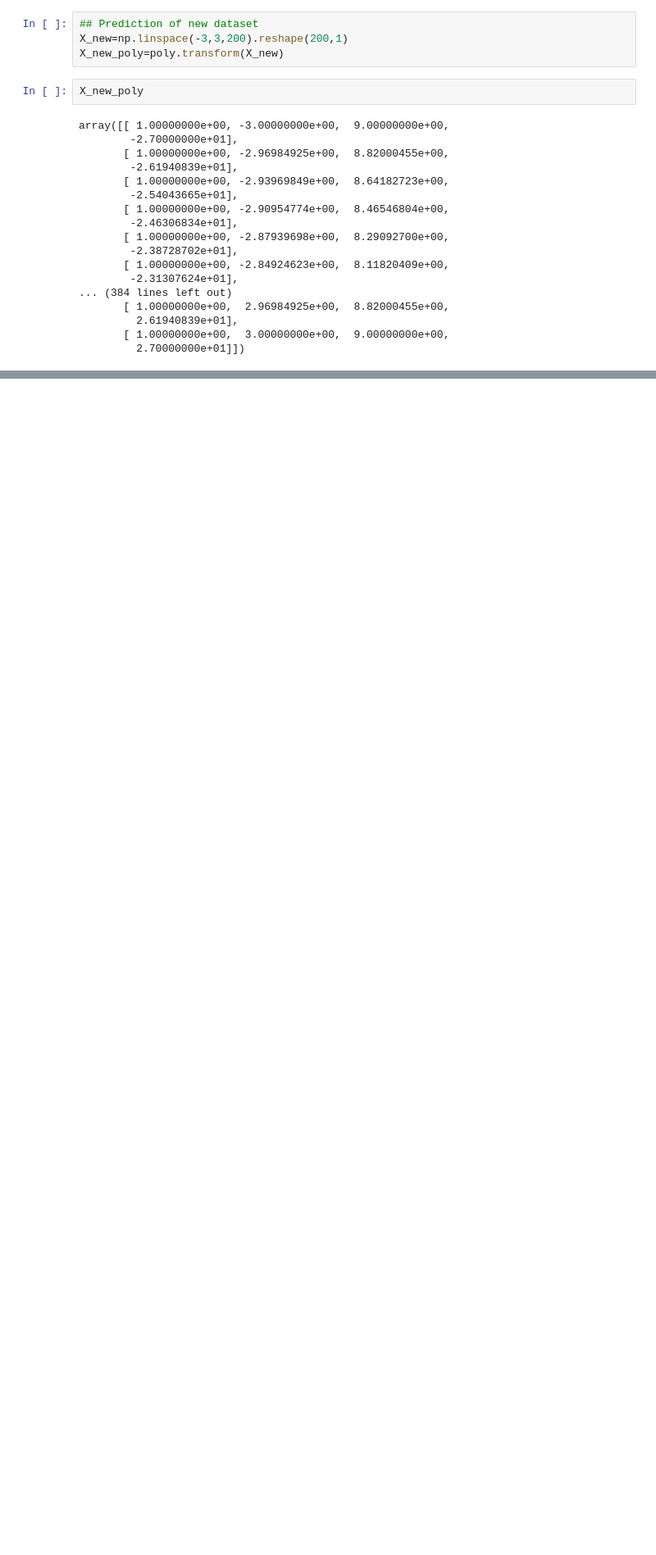
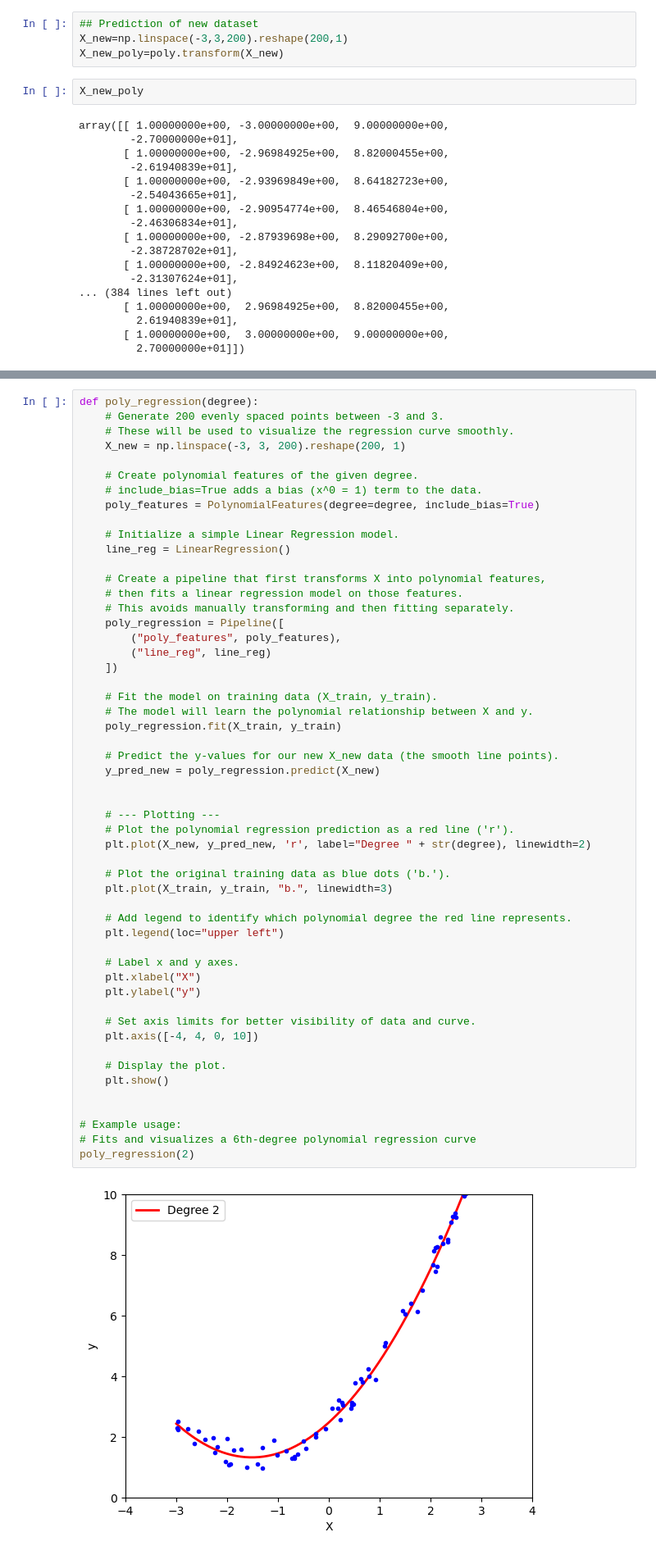
Before and after one commit to Shourya-31/Machine-Learning-31, a Jupyter notebook: MLOPS/Supervised Learning/polynomialReg.ipynb, the cells around one changed output, grey strips where cells are left out. Shown: that part at 82% size. Drawn from its saved outputs; the diff is of its cells as text; blank space fills up the shorter version.

Commit message:
Pipelines done

```diff
--- a/MLOPS/Supervised Learning/polynomialReg.ipynb
+++ b/MLOPS/Supervised Learning/polynomialReg.ipynb
@@ -185,0 +190,55 @@ plt.show()
+# %%
+def poly_regression(degree):
+    # Generate 200 evenly spaced points between -3 and 3.
+    # These will be used to visualize the regression curve smoothly.
+    X_new = np.linspace(-3, 3, 200).reshape(200, 1)
+
+    # Create polynomial features of the given degree.
+    # include_bias=True adds a bias (x^0 = 1) term to the data.
+    poly_features = PolynomialFeatures(degree=degree, include_bias=True)
+
+    # Initialize a simple Linear Regression model.
+    line_reg = LinearRegression()
+
+    # Create a pipeline that first transforms X into polynomial features,
+    # then fits a linear regression model on those features.
+    # This avoids manually transforming and then fitting separately.
+    poly_regression = Pipeline([
+        ("poly_features", poly_features),
+        ("line_reg", line_reg)
+    ])
+
+    # Fit the model on training data (X_train, y_train).
+    # The model will learn the polynomial relationship between X and y.
+    poly_regression.fit(X_train, y_train)
+
+    # Predict the y-values for our new X_new data (the smooth line points).
+    y_pred_new = poly_regression.predict(X_new)
+
+
+    # --- Plotting ---
+    # Plot the polynomial regression prediction as a red line ('r').
+    plt.plot(X_new, y_pred_new, 'r', label="Degree " + str(degree), linewidth=2)
+
+    # Plot the original training data as blue dots ('b.').
+    plt.plot(X_train, y_train, "b.", linewidth=3)
+
+    # Add legend to identify which polynomial degree the red line represents.
+    plt.legend(loc="upper left")
+
+    # Label x and y axes.
+    plt.xlabel("X")
+    plt.ylabel("y")
+
+    # Set axis limits for better visibility of data and curve.
+    plt.axis([-4, 4, 0, 10])
+
+    # Display the plot.
+    plt.show()
+
+
+# Example usage:
+# Fits and visualizes a 6th-degree polynomial regression curve
+poly_regression(2)
+# %% [output]
+[figure, added]
```
Also changed, not shown: parts of 15 cells of this notebook.
